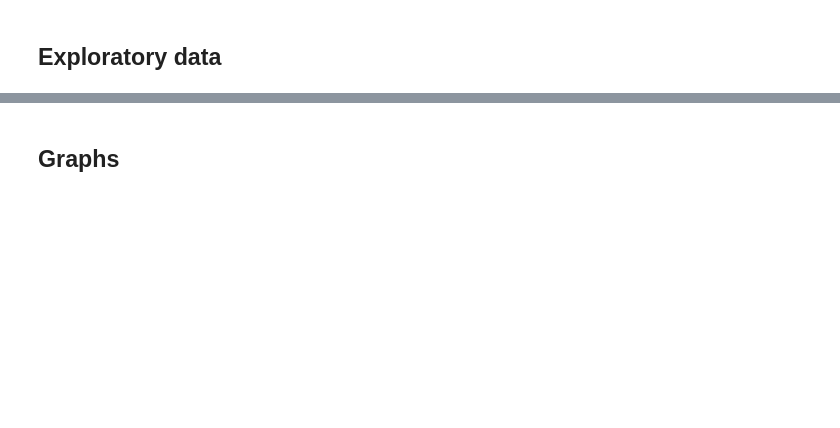
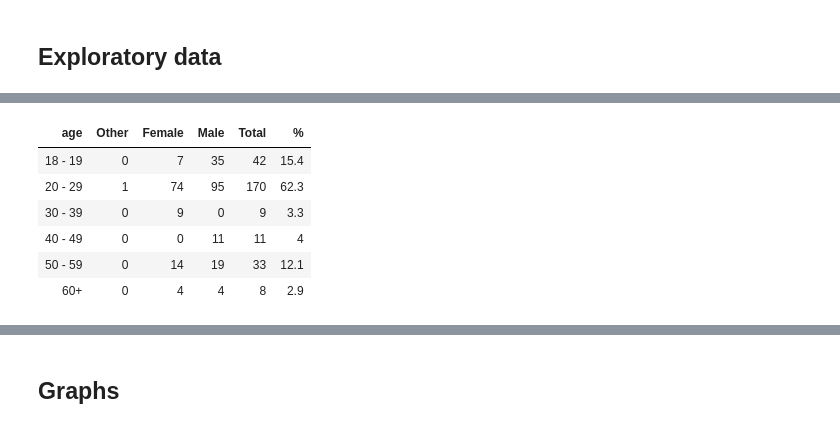
Before and after one commit to liammagee/data-analytics, a Jupyter notebook: CoS.ipynb, the cells around one changed output, grey strips where cells are left out. Cells and saved outputs as stored; diff of their text form; code cells hidden in the pictures; blank space fills up the shorter version.

```diff
--- a/CoS.ipynb
+++ b/CoS.ipynb
@@ -82,0 +59,11 @@ pa_data.head()
+# %%
+tmp = ds.data.loc[:, ['Soc_2a', 'Soc_3', 'Folio']]
+tmp.columns = ['age', 'sex', 'Folio']
+tmp['sex'].replace([1., 2., 3.],['Male', 'Female', 'Other'],inplace=True)
+tmp.loc[:,'decade'] = pd.Series(np.floor(tmp.loc[:,'age'] / 10.))
+tmp.drop(['age'], axis=1, inplace = True)
+# tmp['decade'] = tmp['decade'].astype(int)
+age_sex_a = tmp.groupby(by = ['decade', 'sex']).size().unstack(level=1)
+age_sex_a.loc[6.0,:] = np.sum(age_sex_a.loc[6.0:9.0,:])
+age_sex_a.drop(9.0, axis=0, inplace = True)
+print(age_sex_a)
@@ -82,0 +79,7 @@ pa_data.head()
+# %%
+tmp = ds.data.loc[:, ['Soc_2b', 'Soc_3']]
+tmp.columns = ['age', 'sex']
+tmp = tmp.dropna(axis = 0, subset = ['age'])
+tmp['sex'].replace([1., 2., 3.],['Male', 'Female', 'Other'],inplace=True)
+age_sex_b = tmp.groupby(by = ['age', 'sex']).size().unstack(level=1)
+print(age_sex_b)
@@ -82,0 +95,15 @@ pa_data.head()
+# %%
+age_sex = age_sex_a.join(age_sex_b, how='outer', lsuffix='_a', rsuffix='_b', sort=True)
+age_sex['Female'] = age_sex['Female_a'] + age_sex['Female_b']
+age_sex['Male'] = age_sex['Male_a'] + age_sex['Male_b']
+age_sex.drop(['Female_a', 'Female_b', 'Male_a', 'Male_b'], axis=1, inplace = True)
+age_sex.fillna(0., inplace = True)
+age_sex = age_sex.astype(int)
+age_sex['Total'] = np.sum(age_sex, axis = 1)
+age_sex['%'] = (100 * age_sex['Total'] / np.sum(age_sex['Total'], axis = 0)).round(1)
+new_index =  list((age_sex.index.astype(int) * 10).astype(str) + ' - ' + (age_sex.index.astype(int) * 10 + 9).astype(str))
+new_index[0] = '18 - 19'
+new_index[-1] = '60+'
+age_sex.index = new_index
+age_sex.index.name = 'age'
+print(age_sex)
@@ -82,0 +119,13 @@ pa_data.head()
+# %%
+import tabulate
+from IPython.display import HTML, display
+s = tabulate.tabulate(age_sex, headers="keys", tablefmt='html')
+display(HTML(s))
+# %% [output]
+| age | Other | Female | Male | Total | % |
+| 18 - 19 | 0 | 7 | 35 | 42 | 15.4 |
+| 20 - 29 | 1 | 74 | 95 | 170 | 62.3 |
+| 30 - 39 | 0 | 9 | 0 | 9 | 3.3 |
+| 40 - 49 | 0 | 0 | 11 | 11 | 4 |
+| 50 - 59 | 0 | 14 | 19 | 33 | 12.1 |
+| 60+ | 0 | 4 | 4 | 8 | 2.9 |
```
Also changed, not shown: parts of 28 cells of this notebook.
